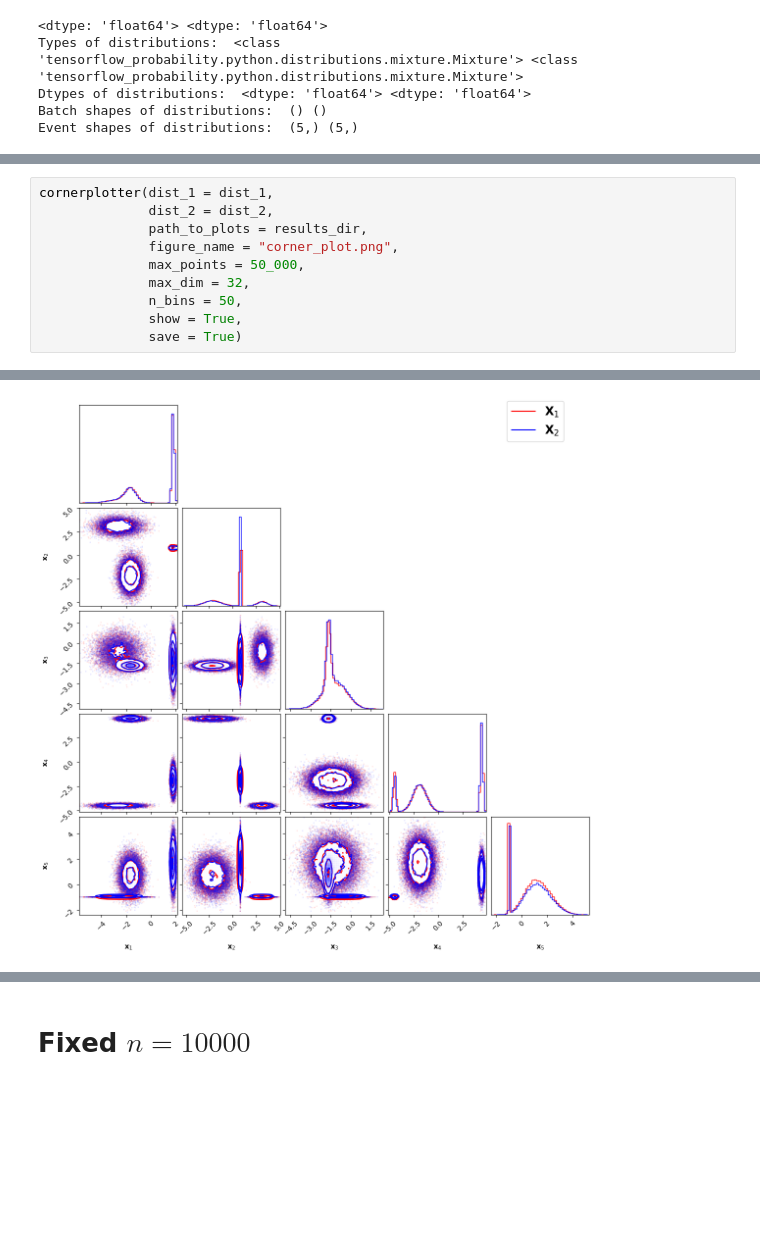
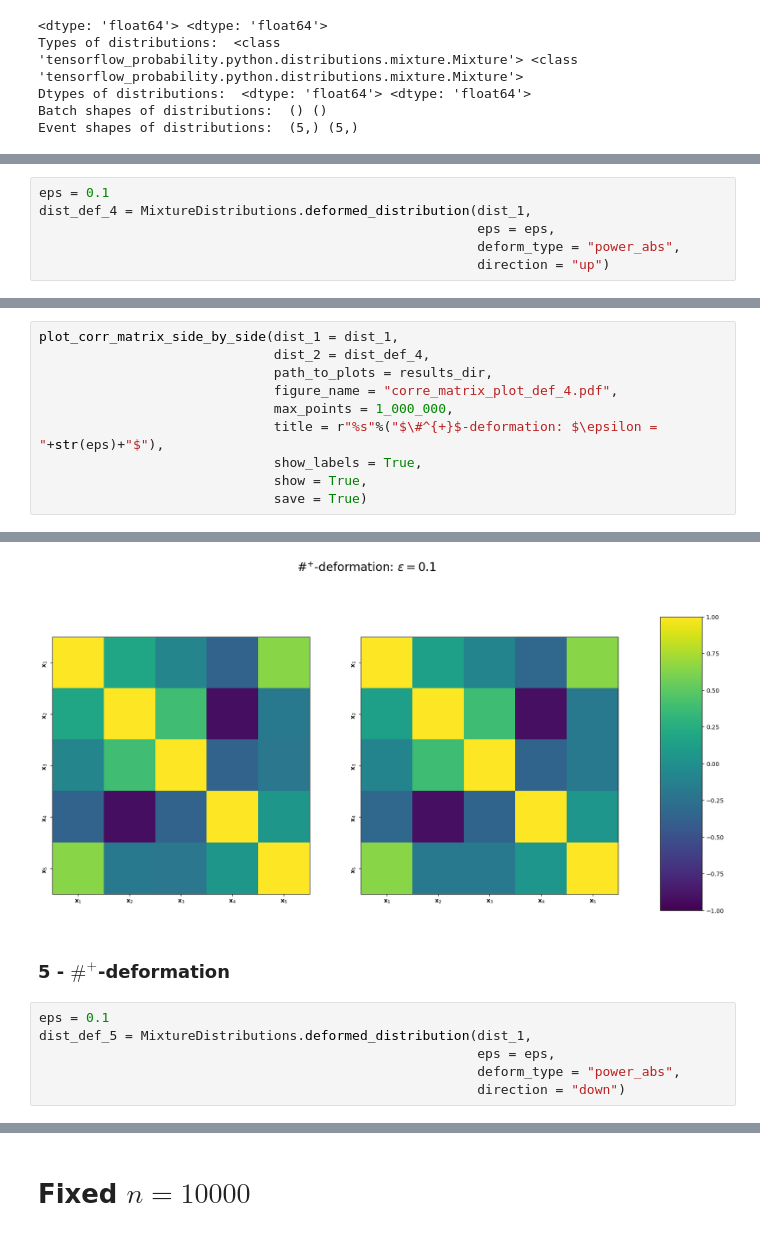
Before and after one commit to TwoSampleTests/GenerativeModelsMetrics, a Jupyter notebook: notebooks/Analysis_5D_mixture_leo10.ipynb, the cells around one changed output, grey strips where cells are left out. Cells and saved outputs as stored; diff of their text form; blank space fills up the shorter version.

Commit message:
Improved plots

```diff
--- a/notebooks/Analysis_5D_mixture_leo10.ipynb
+++ b/notebooks/Analysis_5D_mixture_leo10.ipynb
@@ -170,0 +342,6 @@ Event shapes of distributions:  (5,) (5,)
+# %%
+eps = 0.1
+dist_def_4 = MixtureDistributions.deformed_distribution(dist_1,
+                                                        eps = eps,
+                                                        deform_type = "power_abs",
+                                                        direction = "up")
@@ -171,11 +387,11 @@ Event shapes of distributions:  (5,) (5,)
 # %%
-cornerplotter(dist_1 = dist_1,
-              dist_2 = dist_2,
-              path_to_plots = results_dir,
-              figure_name = "corner_plot.png",
-              max_points = 50_000,
-              max_dim = 32,
-              n_bins = 50,
-              show = True,
-              save = True)
+plot_corr_matrix_side_by_side(dist_1 = dist_1,
+                              dist_2 = dist_def_4,
+                              path_to_plots = results_dir,
+                              figure_name = "corre_matrix_plot_def_4.pdf",
+                              max_points = 1_000_000,
+                              title = r"%s"%("$\#^{+}$-deformation: $\epsilon = "+str(eps)+"$"),
+                              show_labels = True,
+                              show = True,
+                              save = True)
 # %% [output]
@@ -183 +398,9 @@ WARNING:root:Too few points to create valid contours
-[figure, old version]
+[figure, new version]
+# %% [markdown]
+### 5 - $\#^{+}$-deformation
+# %%
+eps = 0.1
+dist_def_5 = MixtureDistributions.deformed_distribution(dist_1,
+                                                        eps = eps,
+                                                        deform_type = "power_abs",
+                                                        direction = "down")
```
Also changed, not shown: parts of 49 cells of this notebook, 4 other files.
